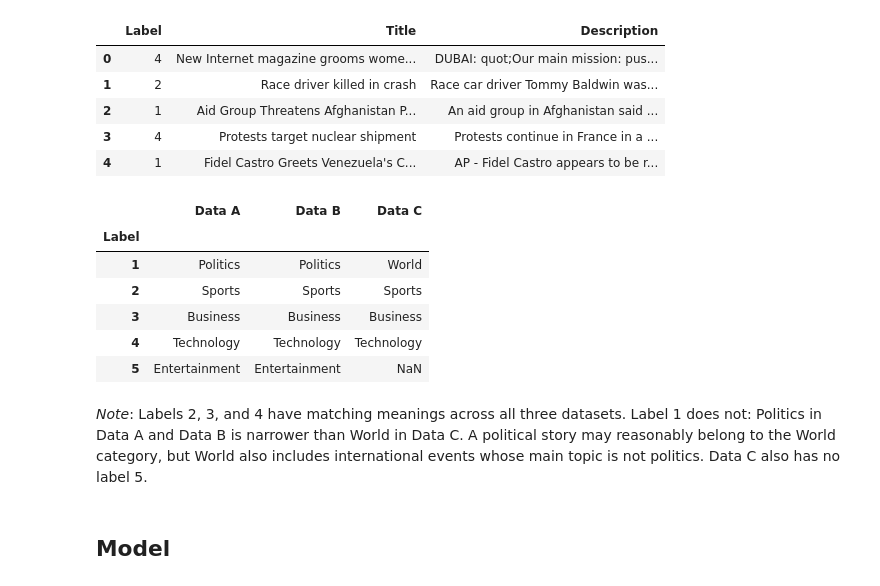
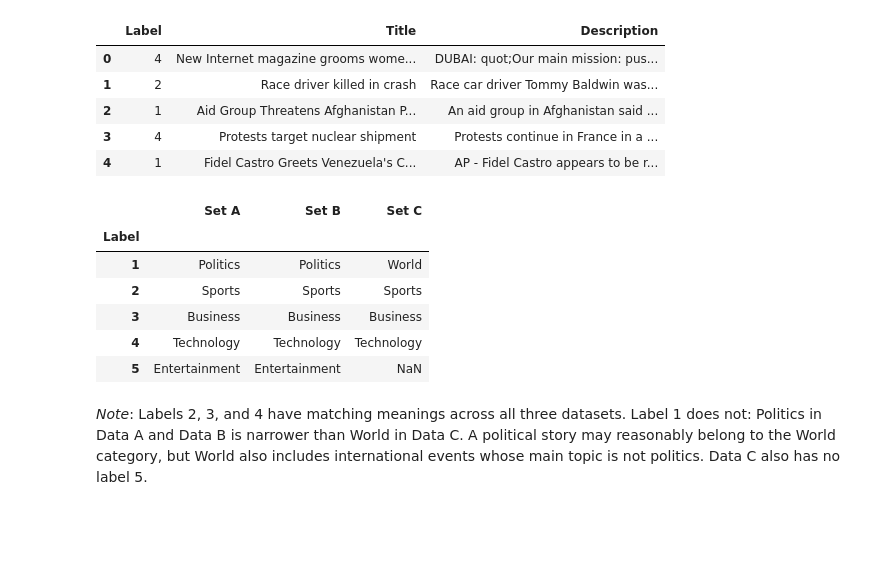
Before and after one commit to hotbox-works/News-Classification-Project, a Jupyter notebook: project1.ipynb, the cells around one changed output. Saved outputs shown, nothing was run; the diff lists cells and outputs as text; code cells hidden in the pictures; blank space fills up the shorter version.

```diff
--- a/project1.ipynb
+++ b/project1.ipynb
@@ -79,14 +83,14 @@ display(c_test.head())
 # %%
 labels = pd.DataFrame({
     "Label": range(1, 6),
-    "Data A": ["Politics", "Sports", "Business", "Technology", "Entertainment"],
-    "Data B": ["Politics", "Sports", "Business", "Technology", "Entertainment"],
-    "Data C": ["World", "Sports", "Business", "Technology", None]
+    "Set A": ["Politics", "Sports", "Business", "Technology", "Entertainment"],
+    "Set B": ["Politics", "Sports", "Business", "Technology", "Entertainment"],
+    "Set C": ["World", "Sports", "Business", "Technology", None]
 }).set_index("Label")
 
 display(labels)
 # %% [output]
-|  | Data A | Data B | Data C |
+|  | Set A | Set B | Set C |
 | Label |  |  |  |
 | 1 | Politics | Politics | World |
 | 2 | Sports | Sports | Sports |
@@ -95,5 +99,3 @@ display(labels)
 | 5 | Entertainment | Entertainment | NaN |
 # %% [markdown]
 _Note_: Labels 2, 3, and 4 have matching meanings across all three datasets. Label 1 does not: Politics in Data A and Data B is narrower than World in Data C. A political story may reasonably belong to the World category, but World also includes international events whose main topic is not politics. Data C also has no label 5.
-# %% [markdown]
-## Model
```
Also changed, not shown: parts of 19 cells of this notebook.
